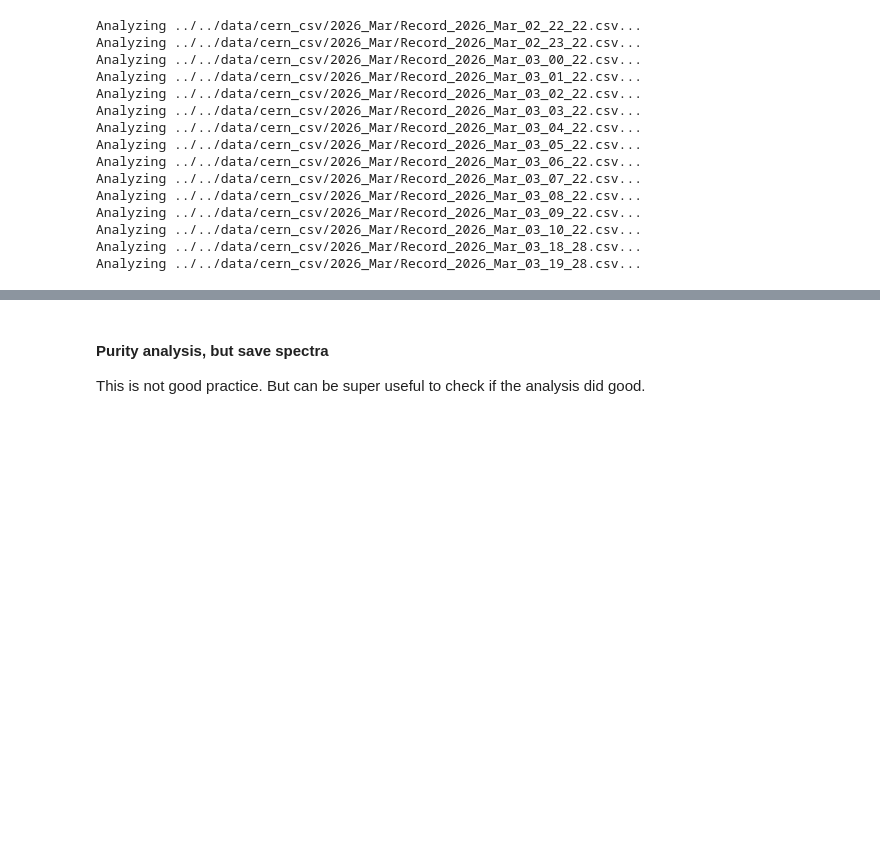
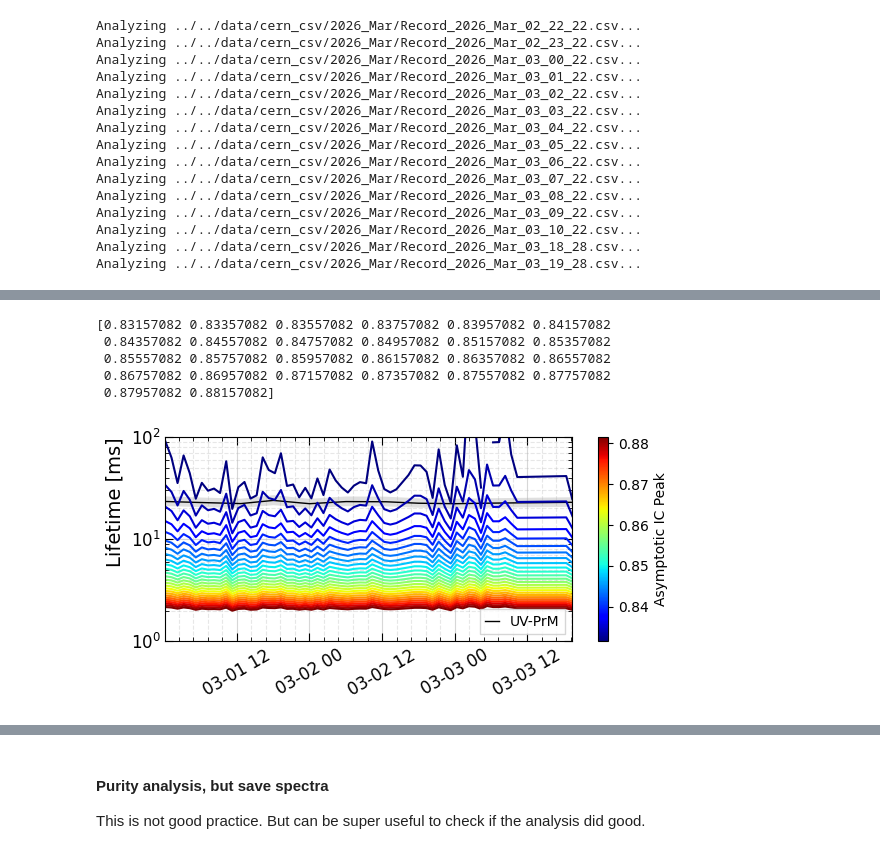
Before and after one commit to rtriozzi/pmana, a Jupyter notebook: notebooks/purity/pmana_CERN_purity.ipynb, the cells around one changed output, grey strips where cells are left out. Drawn from its saved outputs; the diff is of its cells as text; code cells hidden in the pictures; blank space fills up the shorter version.

Commit message:
add lifetime calculation in stand alone mode

```diff
--- a/notebooks/purity/pmana_CERN_purity.ipynb
+++ b/notebooks/purity/pmana_CERN_purity.ipynb
@@ -258,0 +260,66 @@ fig.savefig(f"../../plots/cern/IC_Peaks_{TIME_DIR}.png", dpi=300, bbox_inches='t
+# %%
+# get UV-PrM data
+UV_PURITY_DATA = "/Users/triozzi/Analysis/pmana/data/cern_csv/prm_Top_lifetime_data_Gain_InducedCurrent_TPC - prm_Top_lifetime_data_Gain_InducedCurrent_TPC.csv"
+
+UVData = pandas.read_csv(
+  UV_PURITY_DATA,
+  delimiter = '\t',
+  names = ['Date', 'PM', 'Center', 'High', 'Low'],
+  skiprows=1
+)
+
+# some more formatting...
+UVData['Date'] = pandas.to_datetime(
+    UVData['Date']
+)
+# %%
+# check electron lifetime with respect to IC peak
+fig, ax = plt.subplots(figsize=(6, 3), nrows=1, layout='tight')
+
+# plot UV-PrM data
+ax.plot(UVData.Date, UVData.Center, lw=1, c='black', label='UV-PrM')
+ymin = numpy.minimum.reduce([UVData.Low, UVData.Center, UVData.High])
+ymax = numpy.maximum.reduce([UVData.Low, UVData.Center, UVData.High])
+ax.fill_between(UVData.Date, ymin, ymax, fc='gray', alpha=0.25)
+
+# some example fo asymptotic IC peaks
+ASYMPTOTIC_IC_PEAKS = numpy.arange(Output['LongIC_Peak'].max(), Output['LongIC_Peak'].max() + 0.05, 0.002)
+print(ASYMPTOTIC_IC_PEAKS)
+cmap = matplotlib.colormaps.get_cmap('jet')
+norm = matplotlib.colors.Normalize(vmin=ASYMPTOTIC_IC_PEAKS.min(), vmax=ASYMPTOTIC_IC_PEAKS.max())
+
+for ICPeak_asymptotic in ASYMPTOTIC_IC_PEAKS:
+
+  # get lifetime for an asymptotic hypothesis
+  Output['Lifetime'] = pmana.purity.ana.GetLifetime_SinglePrM(
+    Output['LongIC_Peak'],
+    ICPeak_asymptotic
+  )
+
+  # plot the lifetime extracted in this way
+  ax.plot(Output['Date'], Output['Lifetime']/1.e3, color=cmap(norm(ICPeak_asymptotic)))
+
+# add colorbar
+sm = matplotlib.cm.ScalarMappable(cmap=cmap, norm=norm)
+sm.set_array([])  # required for matplotlib < 3.7
+cbar = fig.colorbar(sm, ax=ax)
+cbar.set_label('Asymptotic IC Peak')
+
+# gfx
+pmana.utils.plotting.UpdateMatplotlibStyle(ax, None, 'Lifetime [ms]')
+ax.tick_params(axis='x', labelrotation=30)
+ax.grid(which='major', alpha=0.5)
+ax.grid(which='minor', ls='--', alpha=0.3)
+ax.set_yscale('log')
+ax.set_xlim(Output['Date'].min(), Output['Date'].max())
+ax.set_ylim(1, 100)
+
+plt.show()
+fig.savefig(f"../../plots/cern/IC_Peaks_Asymptotic_{TIME_DIR}.png", dpi=300, bbox_inches='tight')
+# %% [output]
+[0.83157082 0.83357082 0.83557082 0.83757082 0.83957082 0.84157082
+ 0.84357082 0.84557082 0.84757082 0.84957082 0.85157082 0.85357082
+ 0.85557082 0.85757082 0.85957082 0.86157082 0.86357082 0.86557082
+ 0.86757082 0.86957082 0.87157082 0.87357082 0.87557082 0.87757082
+ 0.87957082 0.88157082]
+[figure, added]
```
Also changed, not shown: parts of 7 cells of this notebook, 2 other files.
